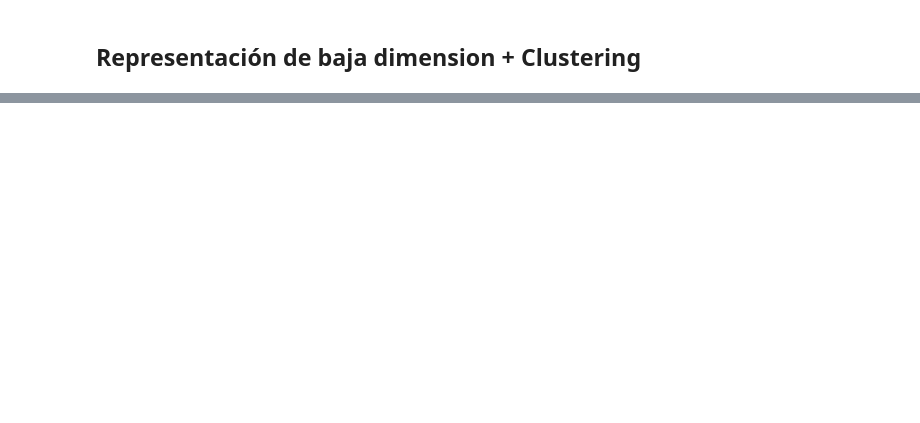
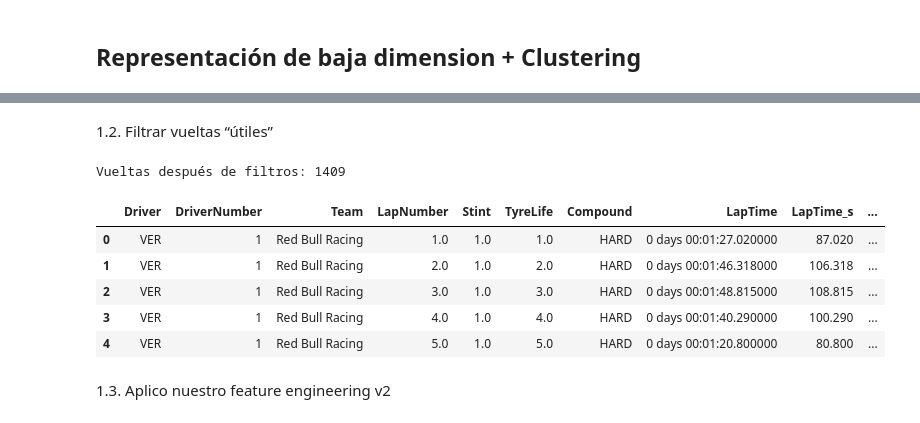
Before and after one commit to Lucaspini01/F1_Pini_Carruthers, a Jupyter notebook: representaciones.ipynb, the cells around one changed output, grey strips where cells are left out. Cells and saved outputs as stored; diff of their text form; code cells hidden in the pictures; blank space fills up the shorter version.

```diff
--- a/representaciones.ipynb
+++ b/representaciones.ipynb
@@ -157,0 +21,15 @@ Pureza respecto a Session : 0.758
+# %%
+ff1.Cache.enable_cache("./cache")  # ajustá ruta si hace falta
+
+year = 2025
+gp_name = "Monaco Grand Prix"
+session_code = "R"   # Race
+
+session = ff1.get_session(year, gp_name, session_code)
+session.load()
+
+laps = session.laps.copy()
+
+print("Columnas de laps:")
+print(laps.columns)
+print("Cantidad de vueltas totales:", len(laps))
@@ -157,0 +61,42 @@ Pureza respecto a Session : 0.758
+# %% [markdown]
+1.2. Filtrar vueltas “útiles”
+# %%
+df_rep = laps.copy()
+
+# Filtrar por LapTime válido
+df_rep = df_rep[df_rep["LapTime"].notna()].copy()
+
+# Filtrar vueltas borradas si existe la columna
+if "Deleted" in df_rep.columns:
+    df_rep = df_rep[~df_rep["Deleted"]].copy()
+
+# Agregar LapTime_s
+df_rep["LapTime_s"] = df_rep["LapTime"].dt.total_seconds()
+
+# Agregar Session = "RACE" (para compatibilidad con add_basic_features)
+df_rep["Session"] = "RACE"
+
+# Nos quedamos con columnas relevantes
+cols_keep = [
+    "Driver", "DriverNumber", "Team",
+    "LapNumber", "Stint", "TyreLife", "Compound",
+    "LapTime", "LapTime_s", "TrackStatus",
+    "PitOutTime", "PitInTime",
+    "Sector1Time", "Sector2Time", "Sector3Time",
+    "SpeedI1", "SpeedI2", "SpeedFL", "SpeedST",
+]
+cols_keep = [c for c in cols_keep if c in df_rep.columns]
+
+df_rep = df_rep[cols_keep].copy()
+print("Vueltas después de filtros:", len(df_rep))
+df_rep.head()
+# %% [output]
+Vueltas después de filtros: 1409
+|  | Driver | DriverNumber | Team | LapNumber | Stint | TyreLife | Compound | LapTime | LapTime_s | ... |
+| 0 | VER | 1 | Red Bull Racing | 1.0 | 1.0 | 1.0 | HARD | 0 days 00:01:27.020000 | 87.020 | ... |
+| 1 | VER | 1 | Red Bull Racing | 2.0 | 1.0 | 2.0 | HARD | 0 days 00:01:46.318000 | 106.318 | ... |
+| 2 | VER | 1 | Red Bull Racing | 3.0 | 1.0 | 3.0 | HARD | 0 days 00:01:48.815000 | 108.815 | ... |
+| 3 | VER | 1 | Red Bull Racing | 4.0 | 1.0 | 4.0 | HARD | 0 days 00:01:40.290000 | 100.290 | ... |
+| 4 | VER | 1 | Red Bull Racing | 5.0 | 1.0 | 5.0 | HARD | 0 days 00:01:20.800000 | 80.800 | ... |
+# %% [markdown]
+1.3. Aplico nuestro feature engineering v2
```
Also changed, not shown: parts of 47 cells of this notebook, 1 other file.
